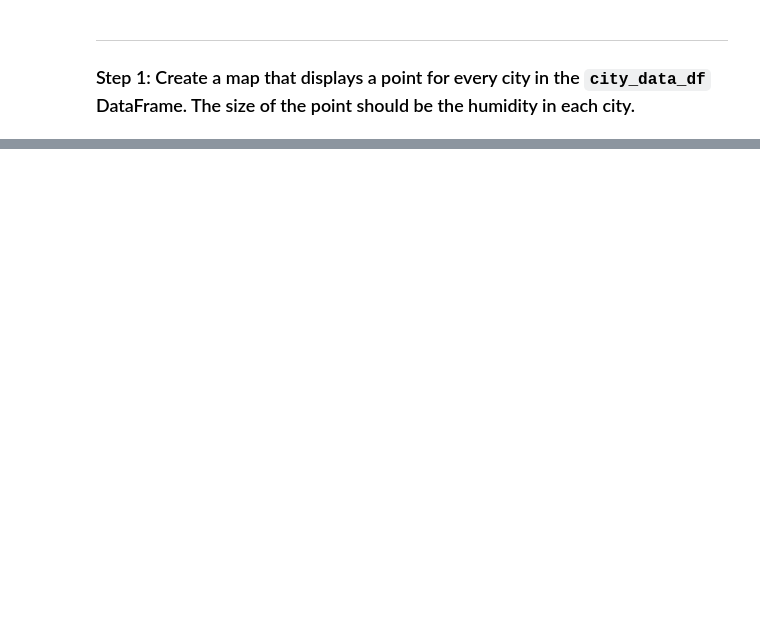
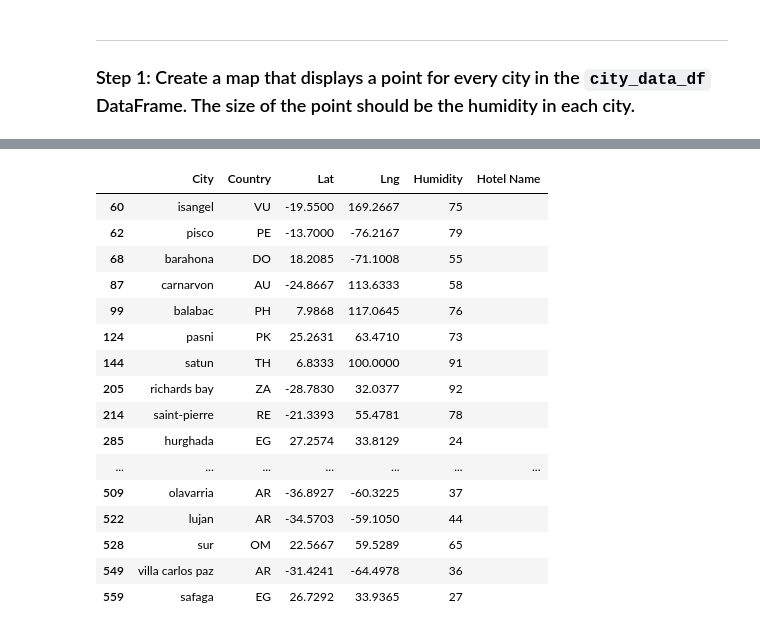
Before and after one commit to ajoyg/World_Weather_Analysis, a Jupyter notebook: VacationPy.ipynb, the cells around one changed output, grey strips where cells are left out. Saved outputs shown, nothing was run; the diff lists cells and outputs as text; code cells hidden in the pictures; blank space fills up the shorter version.

```diff
--- a/VacationPy.ipynb
+++ b/VacationPy.ipynb
@@ -27,0 +83,27 @@ city_data_df.head()
+# %%
+# Use the Pandas copy function to create DataFrame called hotel_df to store the city, country, coordinates, and humidity
+hotel_df=ideal_conditions_cities.loc[:,('City','Country','Lat','Lng','Humidity')]
+
+# Add an empty column, "Hotel Name," to the DataFrame so you can store the hotel found using the Geoapify API
+hotel_df['Hotel Name'] = ""
+
+# Display sample data
+hotel_df
+# %% [output]
+|  | City | Country | Lat | Lng | Humidity | Hotel Name |
+| 60 | isangel | VU | -19.5500 | 169.2667 | 75 |  |
+| 62 | pisco | PE | -13.7000 | -76.2167 | 79 |  |
+| 68 | barahona | DO | 18.2085 | -71.1008 | 55 |  |
+| 87 | carnarvon | AU | -24.8667 | 113.6333 | 58 |  |
+| 99 | balabac | PH | 7.9868 | 117.0645 | 76 |  |
+| 124 | pasni | PK | 25.2631 | 63.4710 | 73 |  |
+| 144 | satun | TH | 6.8333 | 100.0000 | 91 |  |
+| 205 | richards bay | ZA | -28.7830 | 32.0377 | 92 |  |
+| 214 | saint-pierre | RE | -21.3393 | 55.4781 | 78 |  |
+| 285 | hurghada | EG | 27.2574 | 33.8129 | 24 |  |
+| ... | ... | ... | ... | ... | ... | ... |
+| 509 | olavarria | AR | -36.8927 | -60.3225 | 37 |  |
+| 522 | lujan | AR | -34.5703 | -59.1050 | 44 |  |
+| 528 | sur | OM | 22.5667 | 59.5289 | 65 |  |
+| 549 | villa carlos paz | AR | -31.4241 | -64.4978 | 36 |  |
+| 559 | safaga | EG | 26.7292 | 33.9365 | 27 |  |
```
Also changed, not shown: parts of 9 cells of this notebook.
